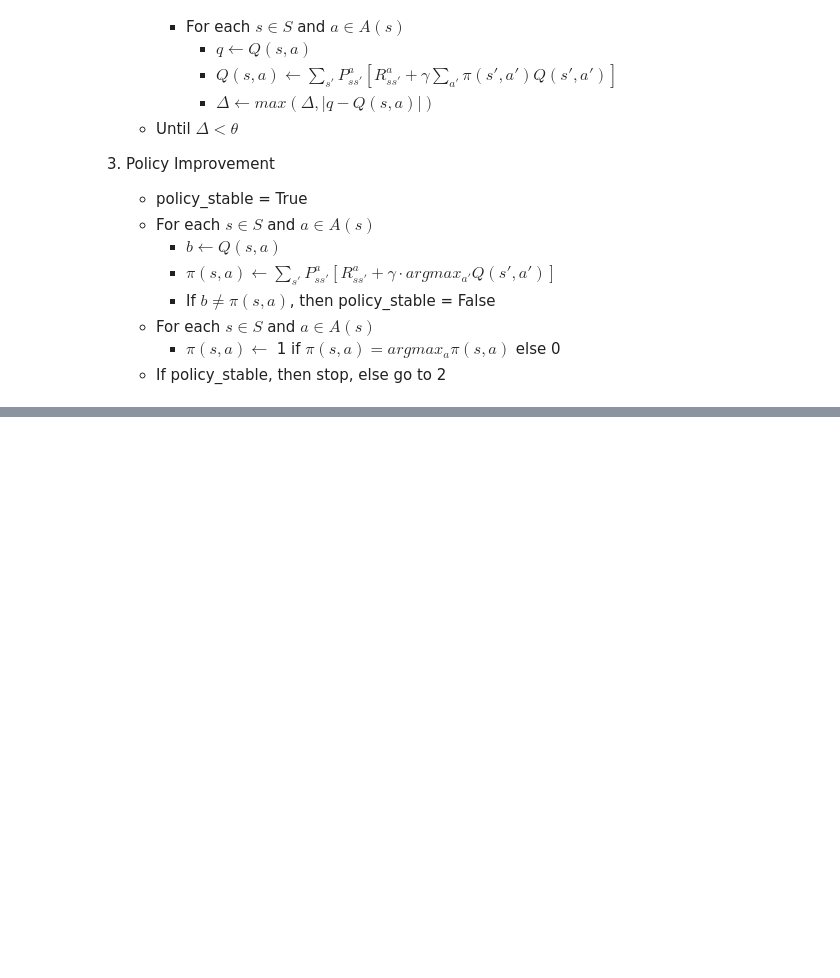
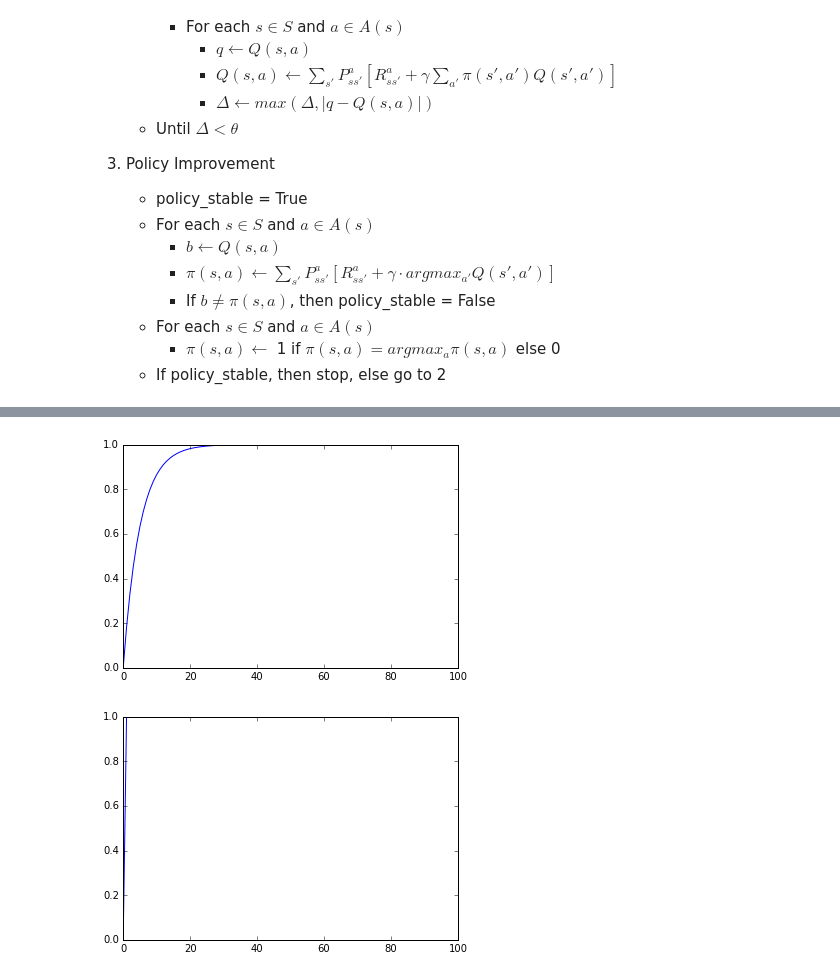
Before and after one commit to BenJamesbabala/intro-to-rl, a Jupyter notebook: notebooks/chapter4.ipynb, the cells around one changed output, grey strips where cells are left out. Drawn from its saved outputs; the diff is of its cells as text; code cells hidden in the pictures; blank space fills up the shorter version.

```diff
--- a/notebooks/chapter4.ipynb
+++ b/notebooks/chapter4.ipynb
@@ -487,0 +547,10 @@ Why does the optimal policy for the gambler's problem have such a curious form?
+# %%
+gp = GamblersProblem(p=.55)
+gp.value_iteration()
+plt.plot(gp.V)
+plt.show()
+plt.plot(gp.get_deterministic_policy())
+plt.show()
+# %% [output]
+[figure, added]
+[figure, added]
```
Also changed, not shown: parts of 9 cells of this notebook.
